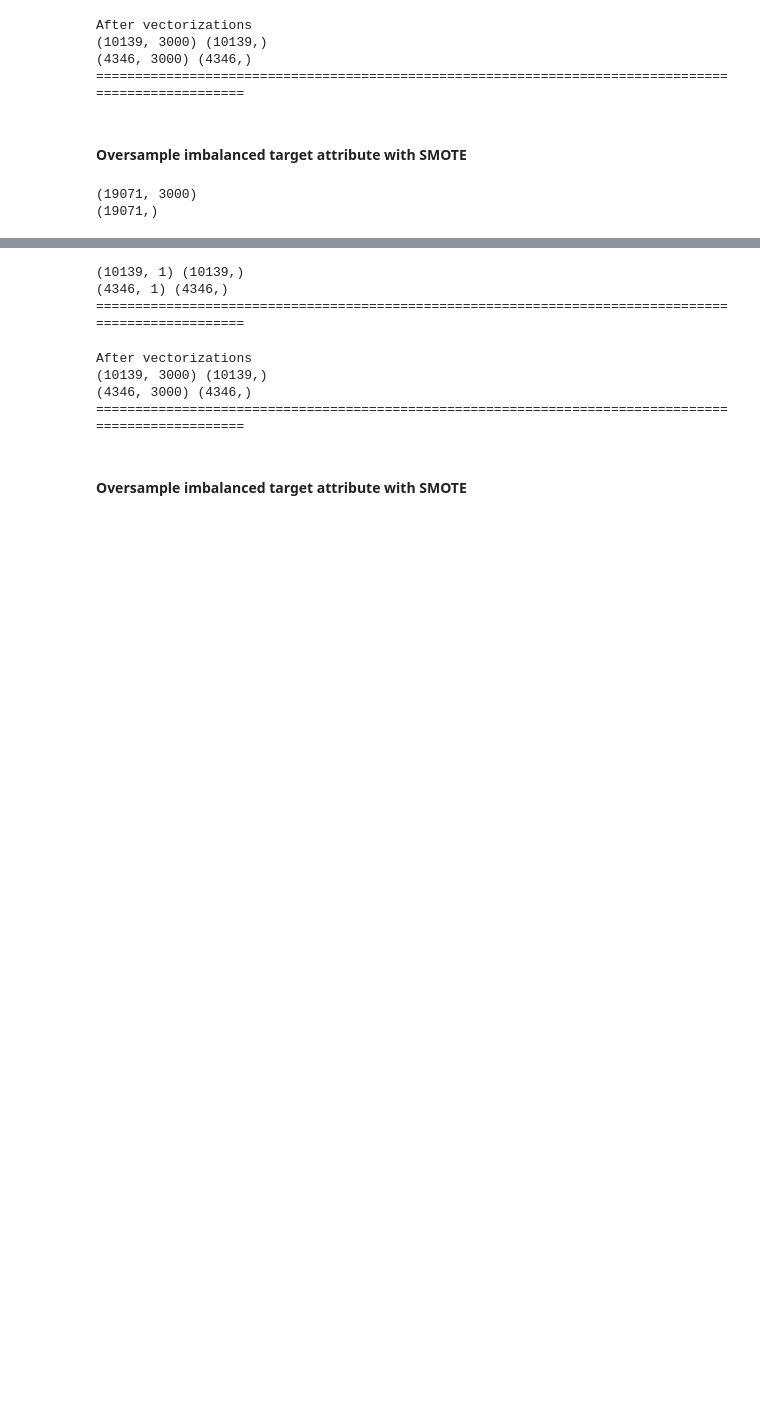
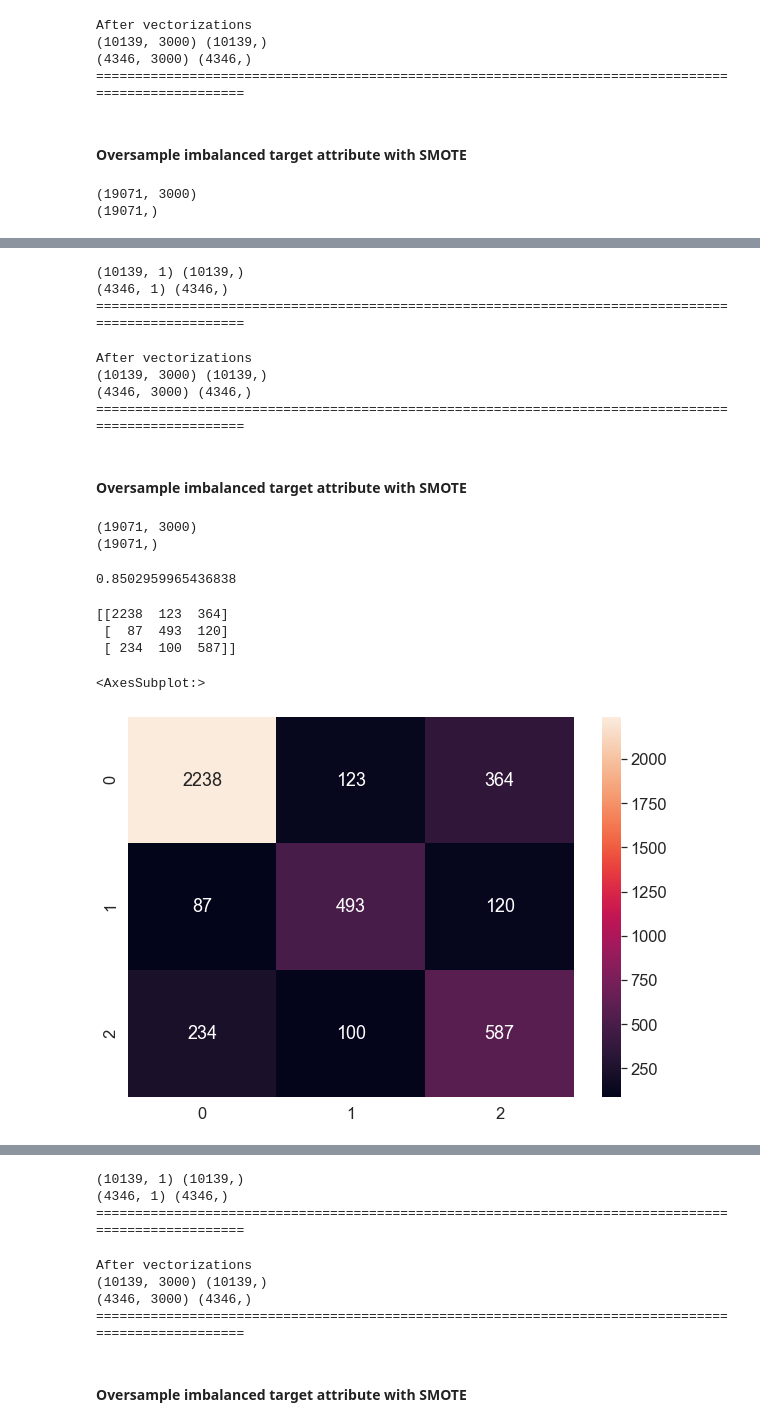
Before and after one commit to hrao-dev/Machine-Learning-Projects, a Jupyter notebook: USAirline-Twitter-SentimentAnalysis/Twitter-US Airlines-SentimentAnalysis.ipynb, the cells around one changed output, grey strips where cells are left out. Saved outputs shown, nothing was run; the diff lists cells and outputs as text; code cells hidden in the pictures; blank space fills up the shorter version.

```diff
--- a/USAirline-Twitter-SentimentAnalysis/Twitter-US Airlines-SentimentAnalysis.ipynb
+++ b/USAirline-Twitter-SentimentAnalysis/Twitter-US Airlines-SentimentAnalysis.ipynb
@@ -534,0 +584,79 @@ print(y_train_bow.shape)
+# %%
+print(X_train.shape, y_train.shape)
+print(X_test.shape, y_test.shape)
+print("="*100)
+# %% [output]
+(10139, 1) (10139,)
+(4346, 1) (4346,)
+====================================================================================================
+# %%
+# Using TfidfVectorizer to convert text data to numbers.
+
+from sklearn.feature_extraction.text import TfidfVectorizer
+
+vectorizer = TfidfVectorizer(analyzer = "word",max_features=3000)
+vectorizer.fit(X_train['text'])
+
+X_train_tfidf = vectorizer.transform(X_train['text'].values)
+X_test_tfidf = vectorizer.transform(X_test['text'].values)
+print("After vectorizations")
+print(X_train_tfidf.shape, y_train.shape)
+print(X_test_tfidf.shape, y_test.shape)
+print("="*100)
+# %% [output]
+After vectorizations
+(10139, 3000) (10139,)
+(4346, 3000) (4346,)
+====================================================================================================
+# %%
+X_train_tfidf = X_train_tfidf.toarray()
+X_test_tfidf = X_test_tfidf.toarray()
+# %% [markdown]
+#### Oversample imbalanced target attribute with SMOTE
+# %%
+from imblearn.over_sampling import SMOTE
+from imblearn.under_sampling import RandomUnderSampler
+from imblearn.pipeline import Pipeline
+
+# transform the column
+oversample = SMOTE()
+undersample = RandomUnderSampler()
+steps = [('over', oversample), ('under', undersample)]
+pipeline = Pipeline(steps=steps)
+X_train_tfidf, y_train_tfidf = pipeline.fit_resample(X_train_tfidf, y_train)
+# %%
+# Summarize the new class distribution
+print(X_train_tfidf.shape)
+print(y_train_tfidf.shape)
+# %% [output]
+(19071, 3000)
+(19071,)
+# %%
+from sklearn.linear_model import LogisticRegression
+from sklearn.metrics import accuracy_score,roc_auc_score,recall_score,roc_curve
+from sklearn.model_selection import cross_val_score
+
+logreg = LogisticRegression()
+logreg_tf = logreg.fit(X_train_tfidf, y_train_tfidf)
+print(np.mean(cross_val_score(logreg_tf, X_train_tfidf, y_train_tfidf, cv=10)))
+# %% [output]
+0.8502959965436838
+# %%
+result_tf = logreg_tf.predict(X_test_tfidf)
+# %%
+import matplotlib.pyplot as plt
+import seaborn as sns
+from sklearn.metrics import confusion_matrix,accuracy_score,roc_auc_score,recall_score,roc_curve
+
+conf_mat_tf = confusion_matrix(y_test, result_tf)
+print(conf_mat_tf)
+df_cm = pd.DataFrame(conf_mat_tf, index = [i for i in "012"],
+                  columns = [i for i in "012"])
+plt.figure(figsize = (10,7))
+sns.heatmap(df_cm, annot=True, fmt='g')
+# %% [output]
+[[2238  123  364]
+ [  87  493  120]
+ [ 234  100  587]]
+<AxesSubplot:>
+[figure, added]
```
Also changed, not shown: parts of 35 cells of this notebook, 1 other file.
